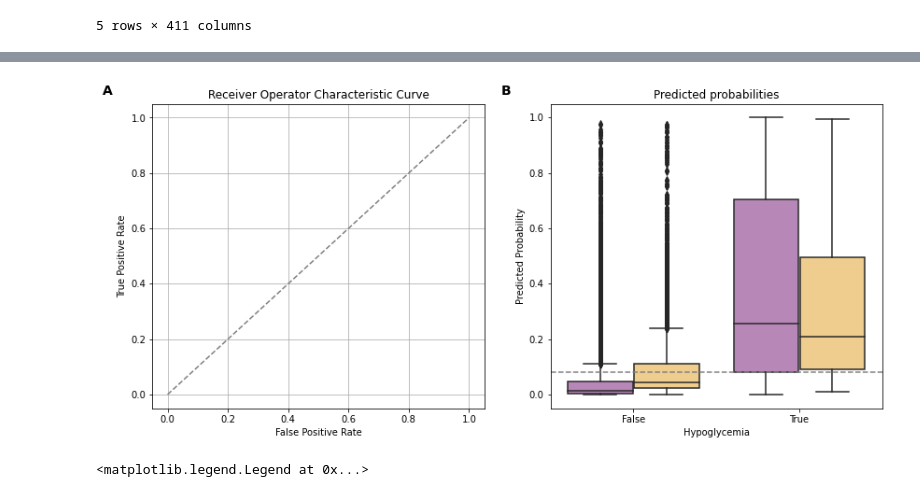
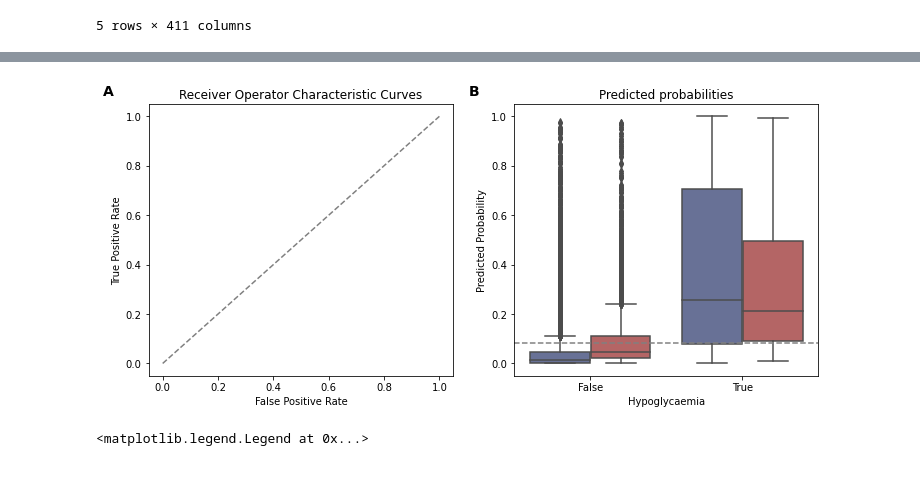
Before and after one commit to cafoala/glucoseGo, a Jupyter notebook: code/2_model_building/3_figures.ipynb, the cells around one changed output, grey strips where cells are left out. Drawn from its saved outputs; the diff is of its cells as text; code cells hidden in the pictures.

```diff
--- a/code/2_model_building/3_figures.ipynb
+++ b/code/2_model_building/3_figures.ipynb
@@ -139,11 +161,11 @@ data = [
 ]
 # %%
 # Table data
-cols = ['Model', 'ROC AUC (95% CI)', 'Balanced accuracy (95% CI)', 'Sensitivity (95% CI)', 'Specificity (95% CI)']
+'''cols = ['Model', 'ROC AUC (95% CI)', 'Balanced accuracy (95% CI)', 'Sensitivity (95% CI)', 'Specificity (95% CI)']
 data = [
     ['Full-featured XGBoost', xgb_all_row[0], xgb_all_row[1], xgb_all_row[2], xgb_all_row[3]],
     ['Two-featured XGBoost', xgb_two_row[0], xgb_two_row[1], xgb_two_row[2], xgb_two_row[3]]
-]
+]'''
 
 # Adjust the bottom of the figure to make space for the table
 fig.subplots_adjust(bottom=0.2)
@@ -188,8 +210,8 @@ ax.set_ylabel('True Positive Rate')
 ax.set_title('Receiver Operator Characteristic Curve')
 ax.grid(True)
 
-ax = ml_help.k_fold_threshold_curves(ax, xgb_ts_observed, xgb_ts_predicted_probas, 'orange','-', 'Full-featured XGBoost\nROC AUC = 0.89')
-ax = ml_help.k_fold_threshold_curves(ax, xgb_two_observed, xgb_two_predicted_probas, 'purple','-',  'Two-featured XGBoost\nROC AUC = 0.85')
+ax = ml_help.k_fold_threshold_curves(ax, xgb_ts_observed, xgb_ts_predicted_probas, color_2,'-', 'Full-featured XGBoost\nROC AUC = 0.89')
+ax = ml_help.k_fold_threshold_curves(ax, xgb_two_observed, xgb_two_predicted_probas, color_1,'-',  'Two-featured XGBoost\nROC AUC = 0.85')
 fig.legend(loc='lower right', bbox_to_anchor=(0.85, 0.3))
 # %% [output]
 <matplotlib.legend.Legend at 0x...>
@@ -214,7 +236,7 @@ df.head()
 df_melted = df.melt(id_vars=['y'], value_vars=['probas_xgb_ts', 'probas_xgb_two'],
                     var_name='Model', value_name='Predicted Probability')
 # Rename the 'id' column to a new name, e.g., 'ID_new'
-df_melted = df_melted.rename(columns={'y': 'Hypoglycemia'})
+df_melted = df_melted.rename(columns={'y': 'Hypoglycaemia'})
 
 #
 df_melted['Model'] = df_melted['Model'].replace({'probas_xgb_ts':'Full-featured XGBoost', 'probas_xgb_two':'Two-featured XGBoost'})
@@ -258,0 +367,5 @@ xgb_two_predicted_probas = xgb_results_two['probas']
+# %%
+ts_results_model_probability, ts_results_fraction_positive = assess_calibration(xgb_ts_observed, xgb_ts_predicted_probas)
+two_results_model_probability, two_results_fraction_positive = assess_calibration(xgb_two_observed, xgb_two_predicted_probas)
+ax = get_calibration_curve(ts_results_model_probability, ts_results_fraction_positive, 10, 0.4, ax, color_1)
+ax = get_calibration_curve(two_results_model_probability, two_results_fraction_positive, 10, 0.4, ax, color_2)
@@ -259,31 +376,42 @@ xgb_two_predicted_probas = xgb_results_two['probas']
 # %%
+import matplotlib.pyplot as plt
+from sklearn.calibration import calibration_curve, CalibrationDisplay
+
 # Set up figure with two subplots
-fig, ax = plt.subplots(1,2,figsize=(14,6))
+fig, ax = plt.subplots(1,2,figsize=(12,5))
+#fig, ax = plt.subplots(2,1,figsize=(6,11))
+
 
 # ROC AUC curve
 ax[0].plot([0, 1], [0, 1], color='grey', linestyle='--')
 ax[0].set_xlabel('False Positive Rate')
 ax[0].set_ylabel('True Positive Rate')
-ax[0].set_title('Receiver Operator Characteristic Curve')
+ax[0].set_title('Receiver Operator Characteristic Curves')
 ax[0].text(-0.15, 1.02, 'A', transform=ax[0].transAxes, fontweight="bold", va="bottom", ha="left", fontsize=14)
-ax[0].grid(True)
+#ax[0].grid(True)
 
-# Add the sens-spec curve
-ax[1] = sns.boxplot(hue=df_melted['Model'], y=df_melted['Predicted Probability'], x=df_melted['Hypoglycemia'], palette=['purple', 'orange'])
+'''
+ax[1] = get_calibration_curve(ts_results_model_probability, ts_results_fraction_positive, 10, 0.4, ax[1], color_1)
+ax[1] = get_calibration_curve(two_results_model_probability, two_results_fraction_positive, 10, 0.4, ax[1], color_2)
+ax[1].text(-0.15, 1.02, 'B', transform=ax[1].transAxes, fontweight="bold", va="bottom", ha="left", fontsize=14)
+ax[1].set_title('Calibration Curves')
+
+'''# Add the sens-spec curve
+ax[1] = sns.boxplot(hue=df_melted['Model'], y=df_melted['Predicted Probability'], x=df_melted['Hypoglycaemia'], palette=[color_1, color_2])
 ax[1].text(-0.15, 1.02, 'B', transform=ax[1].transAxes, fontweight="bold", va="bottom", ha="left", fontsize=14)
 ax[1].set_title('Predicted probabilities')
 ax[1].axhline(y=xgb_two_k_fold_results.threshold.mean(), color='grey', linestyle='--', label='Mean Threshold')
 
 # Adjust the alpha of the violins
 for artist in ax[1].collections:
     artist.set_alpha(1)
 # Remove the legend
 ax[1].legend_.remove()
 # Adjust the alpha of the boxes after the plot is created
-for patch in ax[1].patches:
-    color = patch.get_facecolor()
-    patch.set_facecolor((color[0], color[1], color[2], 0.5))  # Set alpha to 0.8
+#for patch in ax[1].patches:
+ #   color = patch.get_facecolor()
+  #  patch.set_facecolor((color[0], color[1], color[2], 0.7))  # Set alpha to 0.8
 # %% [output]
-[figure, old version]
+[figure, new version]
 # %%
 # Add the roc curve
```
Also changed, not shown: parts of 19 cells of this notebook, 23 other files.
